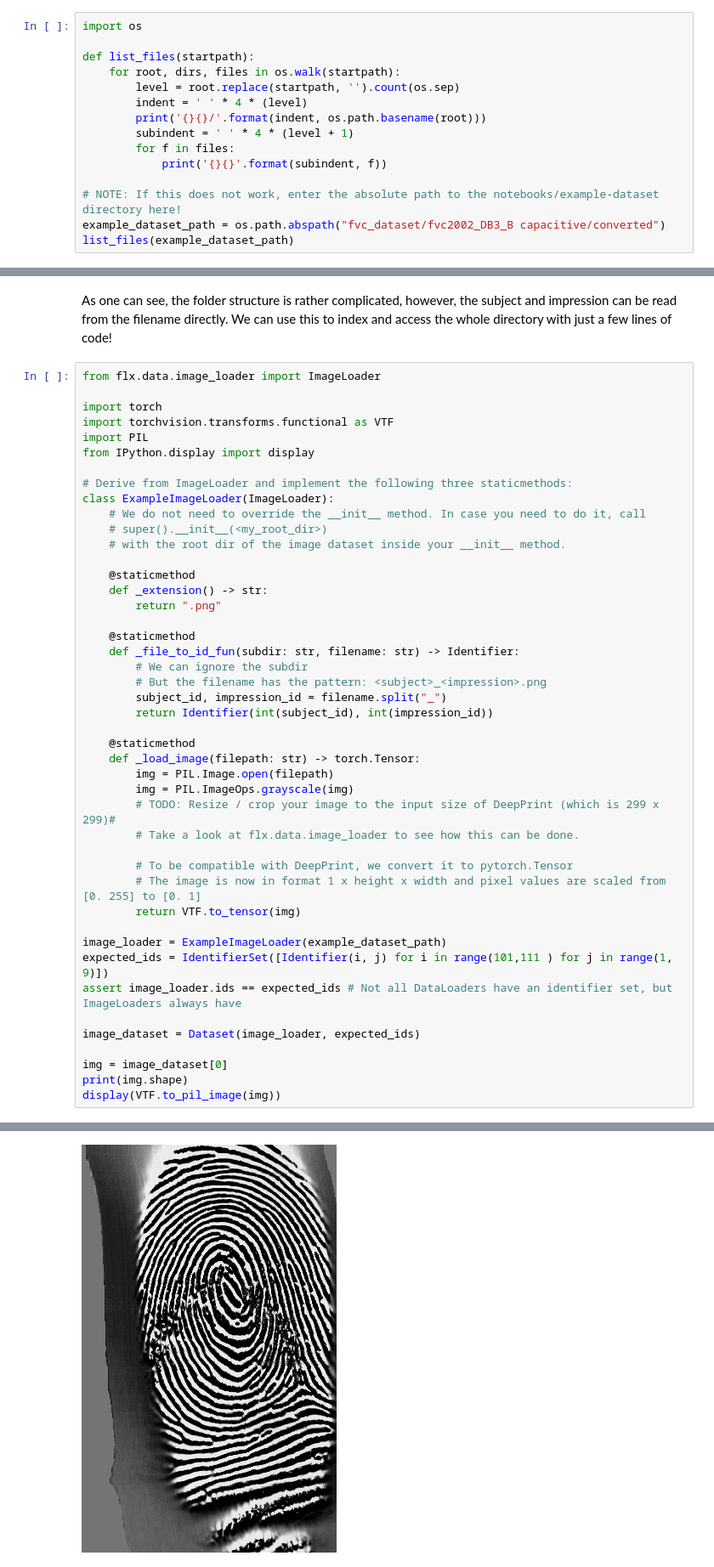
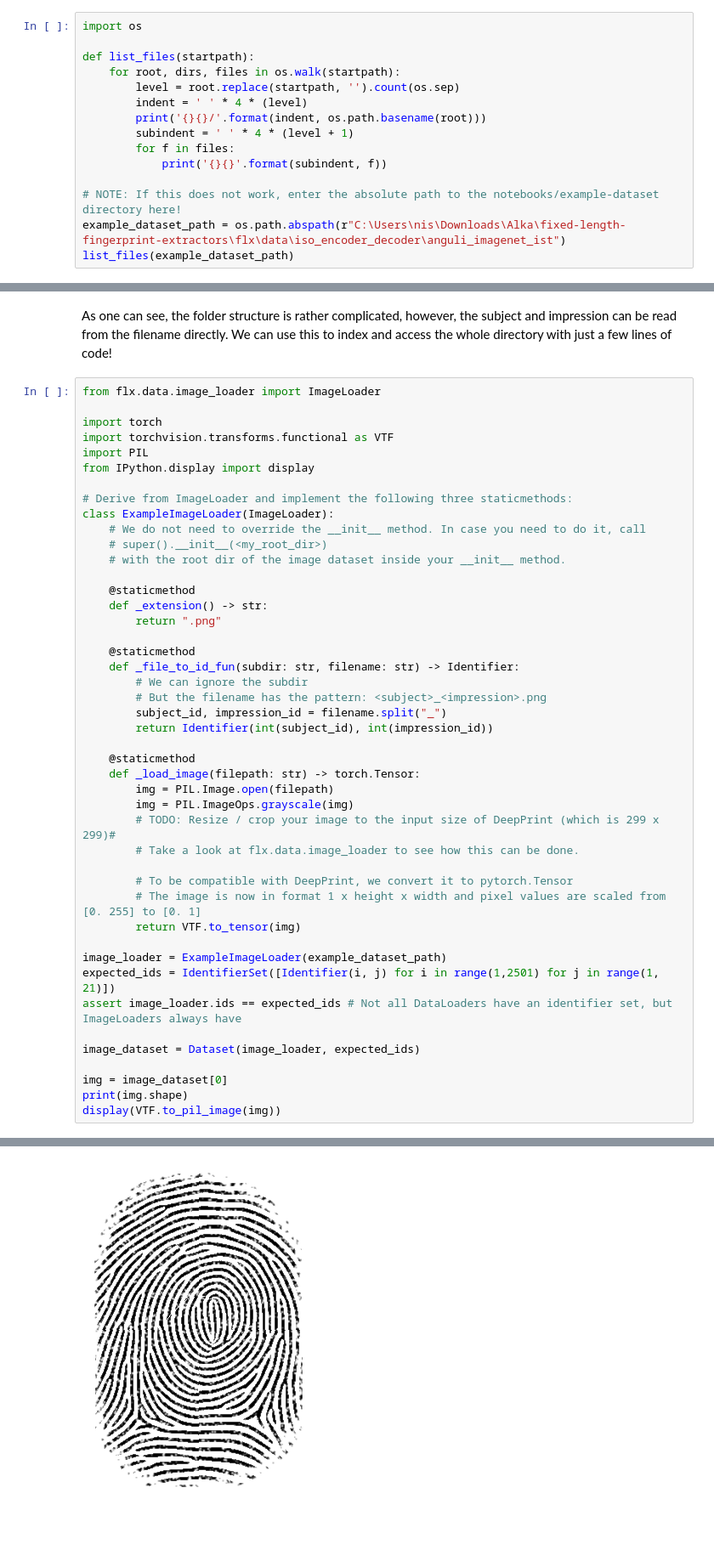
Before and after one commit to alkarnjn/fixed-length-fingerprint-extractors, a Jupyter notebook: notebooks/dataset_tutorial.ipynb, the cells around one changed output, grey strips where cells are left out. Shown at 85% size. Cells and saved outputs as stored; diff of their text form; blank space fills up the shorter version.

Commit message:
setting up for anguli dataset training

```diff
--- a/notebooks/dataset_tutorial.ipynb
+++ b/notebooks/dataset_tutorial.ipynb
@@ -181,6 +181,6 @@ def list_files(startpath):
             print('{}{}'.format(subindent, f))
 
 # NOTE: If this does not work, enter the absolute path to the notebooks/example-dataset directory here!
-example_dataset_path = os.path.abspath("fvc_dataset/fvc2002_DB3_B capacitive/converted")
+example_dataset_path = os.path.abspath(r"C:\Users\nis\Downloads\Alka\fixed-length-fingerprint-extractors\flx\data\iso_encoder_decoder\anguli_imagenet_ist")
 list_files(example_dataset_path)
 # %% [output]
@@ -240,7 +240,7 @@ class ExampleImageLoader(ImageLoader):
         return VTF.to_tensor(img)
 
 image_loader = ExampleImageLoader(example_dataset_path)
-expected_ids = IdentifierSet([Identifier(i, j) for i in range(101,111 ) for j in range(1, 9)])
+expected_ids = IdentifierSet([Identifier(i, j) for i in range(1,2501) for j in range(1, 21)])
 assert image_loader.ids == expected_ids # Not all DataLoaders have an identifier set, but ImageLoaders always have
 
 image_dataset = Dataset(image_loader, expected_ids)
@@ -255,4 +255,4 @@ torch.Size([1, 480, 300])
-[figure, old version]
+[figure, new version]
 # %% [markdown]
 ## Preprocessing images
 
```
Also changed, not shown: parts of 5 cells of this notebook, 4 other files.
